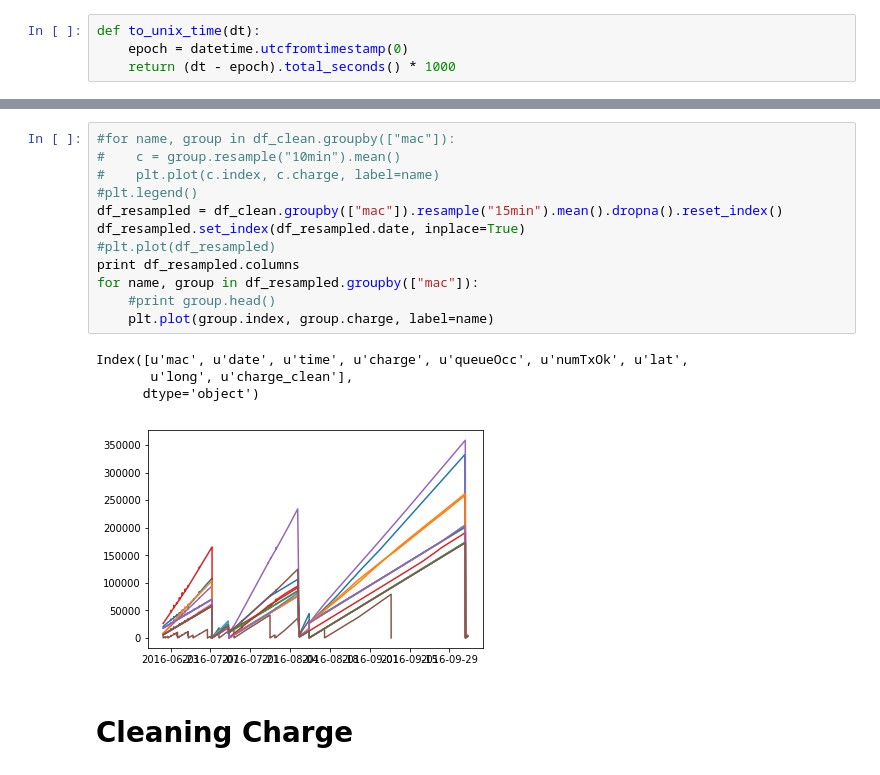
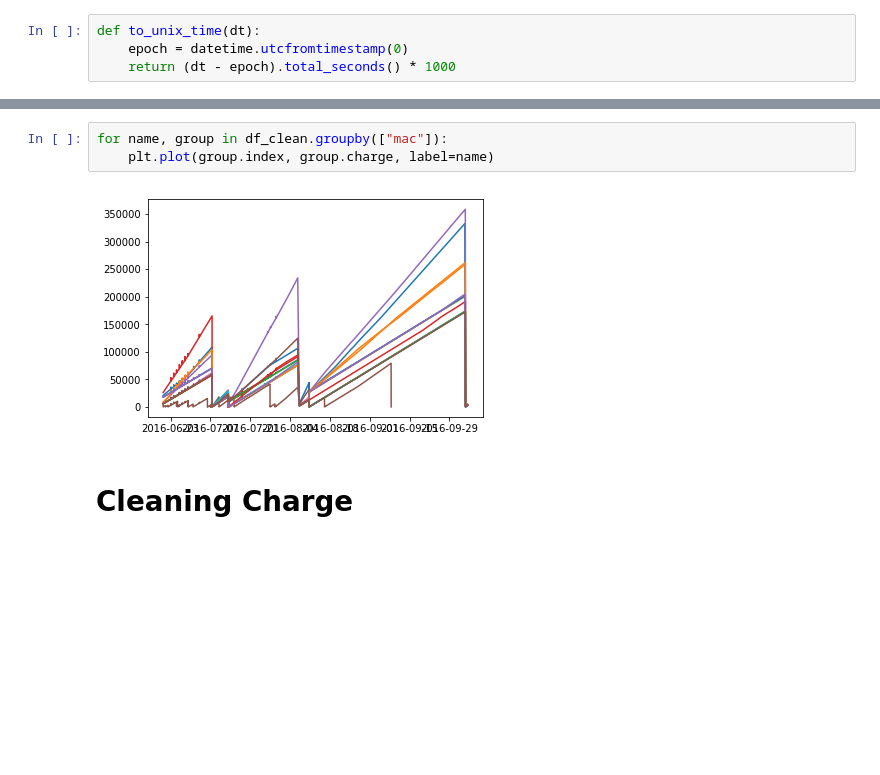
Before and after one commit to keomabrun/brun18using, a Jupyter notebook: notebooks/PEACH/charge.ipynb, the cells around one changed output, grey strips where cells are left out. Saved outputs shown, nothing was run; the diff lists cells and outputs as text; blank space fills up the shorter version.

```diff
--- a/notebooks/PEACH/charge.ipynb
+++ b/notebooks/PEACH/charge.ipynb
@@ -47,23 +47,11 @@ See the caveats in the documentation: http://pandas.pydata.org/pandas-docs/stabl
 | 2016-06-20 10:41:31 | 1466419291 | 00-17-0d-00-00-30-60-ef | 20789 | 49 | 32 | -1.0 | -1.0 | 2016-06-20 10:41:31 |
 | 2016-06-20 11:11:31 | 1466421091 | 00-17-0d-00-00-30-60-ef | 20893 | 49 | 32 | -1.0 | -1.0 | 2016-06-20 11:11:31 |
 | 2016-06-20 11:26:31 | 1466421991 | 00-17-0d-00-00-30-60-ef | 20944 | 49 | 32 | -1.0 | -1.0 | 2016-06-20 11:26:31 |
-# %%
-#for name, group in df_clean.groupby(["mac"]):
-#    c = group.resample("10min").mean()
-#    plt.plot(c.index, c.charge, label=name)
-#plt.legend()
-df_resampled = df_clean.groupby(["mac"]).resample("15min").mean().dropna().reset_index()
-df_resampled.set_index(df_resampled.date, inplace=True)
-#plt.plot(df_resampled)
-print df_resampled.columns
-for name, group in df_resampled.groupby(["mac"]):
-    #print group.head()
-    plt.plot(group.index, group.charge, label=name)
-# %% [output]
-Index([u'mac', u'date', u'time', u'charge', u'queueOcc', u'numTxOk', u'lat',
-       u'long', u'charge_clean'],
-      dtype='object')
-[figure, removed]
+# %%
+for name, group in df_clean.groupby(["mac"]):
+    plt.plot(group.index, group.charge, label=name)
+# %% [output]
+[figure, added]
 # %% [markdown]
 # Cleaning Charge
 # %%
```
Also changed, not shown: parts of 2 cells of this notebook.
